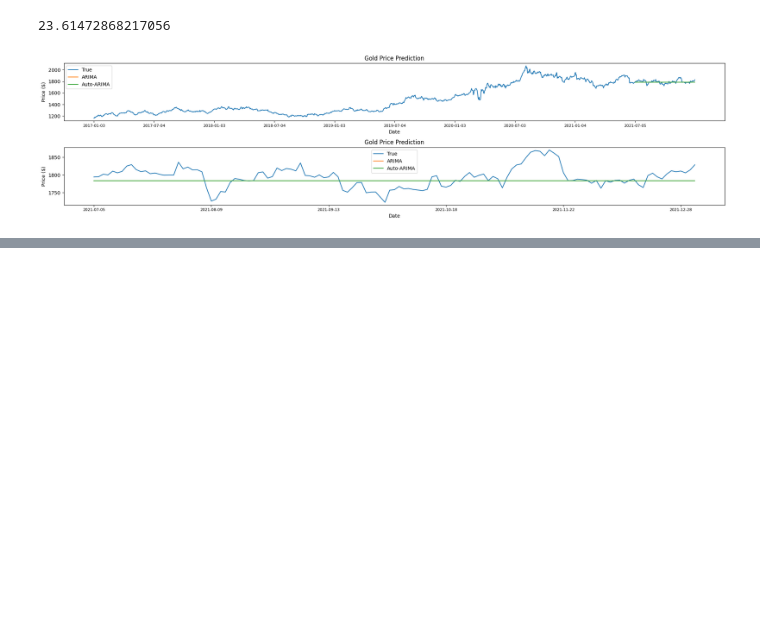
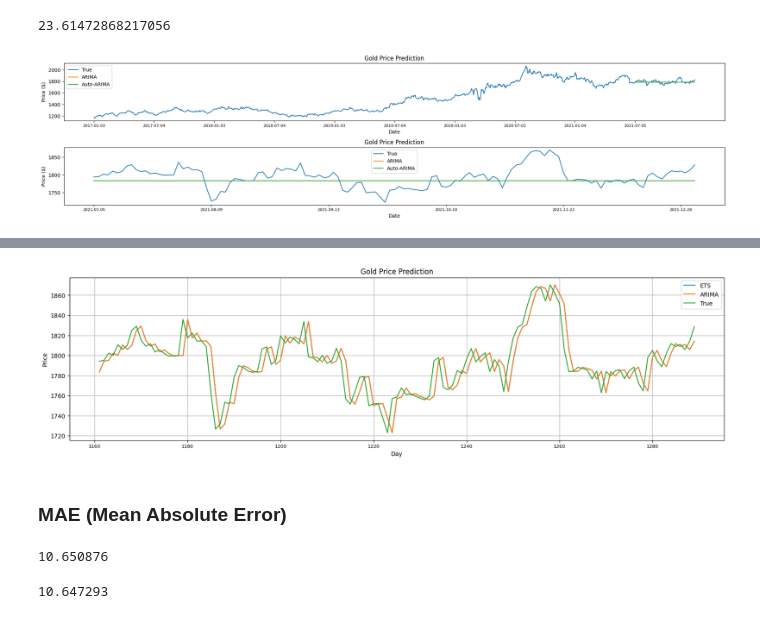
Before and after one commit to SLCFLAB/DL-Forecasting, a Jupyter notebook: 금융연수원/TimeSeriesPractice.ipynb, the cells around one changed output, grey strips where cells are left out. Saved outputs shown, nothing was run; the diff lists cells and outputs as text; code cells hidden in the pictures; blank space fills up the shorter version.

```diff
--- a/금융연수원/TimeSeriesPractice.ipynb
+++ b/금융연수원/TimeSeriesPractice.ipynb
@@ -515,0 +517,5 @@ plt.show()
+# %%
+data = pd.DataFrame()
+data['ds'] = gold.index
+data['unique_id'] = 'gold'
+data['y'] = gold['Price']
@@ -515,0 +538,6 @@ plt.show()
+# %%
+horizon = 1
+model_sf = [AutoETS(), AutoARIMA()]
+sf = StatsForecast(df=data, models = model_sf, freq = 1, n_jobs = -1)
+# %%
+data_sf = sf.cross_validation(df=data, h=horizon,step_size=1, n_windows=int(.1*len(gold)))
@@ -515,0 +561,24 @@ plt.show()
+# %%
+plt.figure(figsize=(20,5))
+plt.plot(data_sf['ds'], data_sf['AutoETS'], label='ETS')
+plt.plot(data_sf['ds'], data_sf['AutoARIMA'], label='ARIMA')
+plt.plot(data_sf['ds'], data_sf['y'], label='True')
+#plt.plot(np.arange(1290), gold['y'])
+plt.xlabel('Day')
+plt.ylabel('Price')
+plt.title('Gold Price Prediction')
+plt.grid()
+plt.legend()
+plt.show()
+# %% [output]
+[figure, added]
+# %% [markdown]
+### MAE (Mean Absolute Error)
+# %%
+np.mean(np.abs(data_sf['AutoETS']-data_sf['y']))
+# %% [output]
+10.650876
+# %%
+np.mean(np.abs(data_sf['AutoARIMA']-data_sf['y']))
+# %% [output]
+10.647293
```
Also changed, not shown: parts of 6 cells of this notebook.
